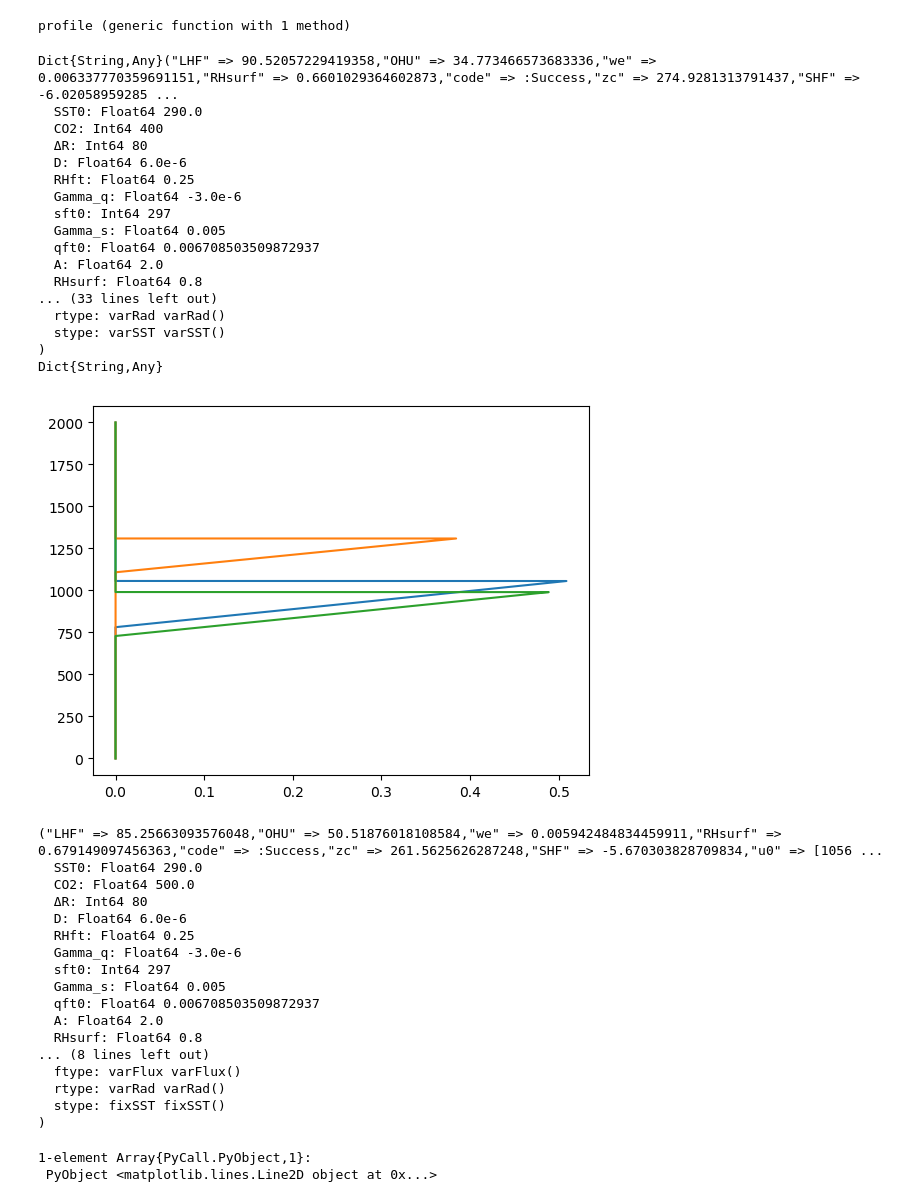
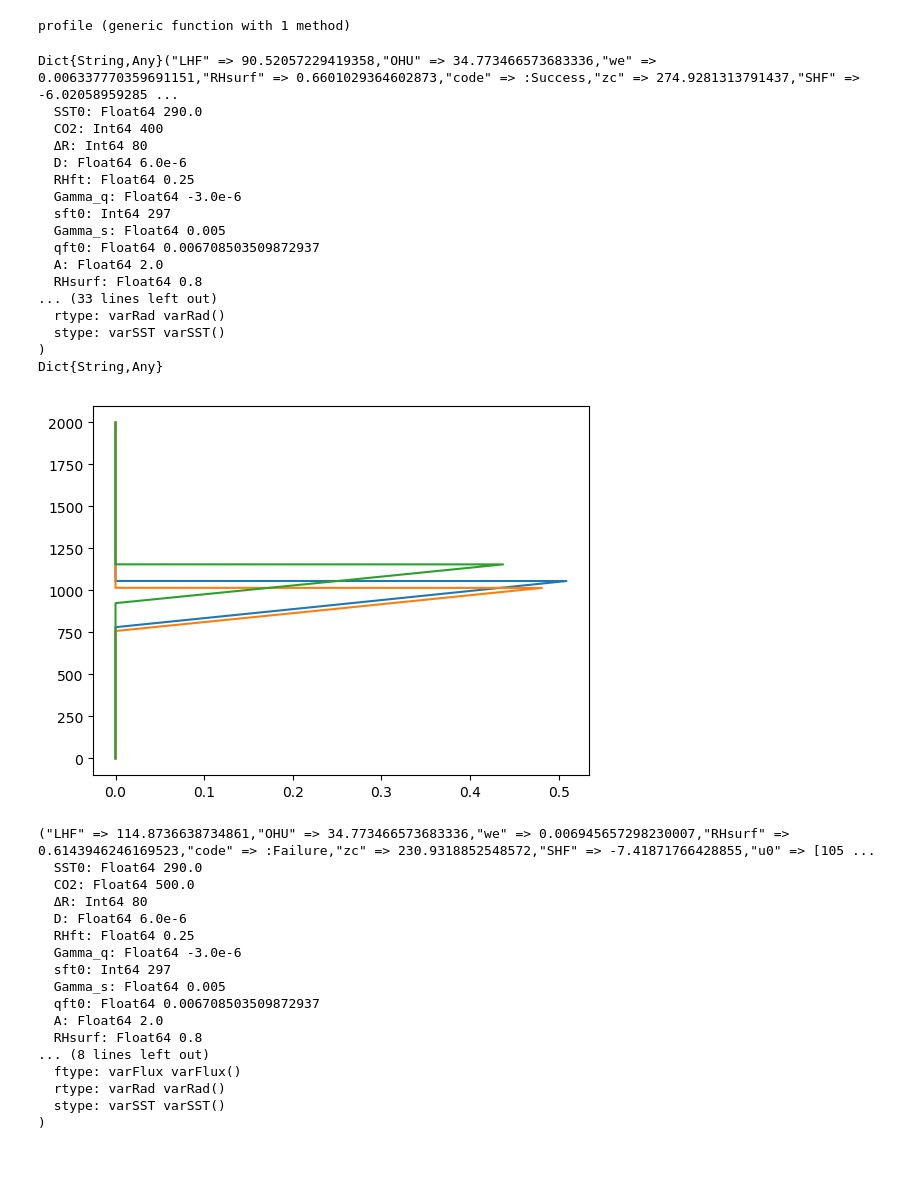
Before and after one commit to claresinger/MixedLayerModel.jl, a Jupyter notebook: plotting/co2_profiles.ipynb, the cells around one changed output. Saved outputs shown, nothing was run; the diff lists cells and outputs as text; code cells hidden in the pictures; blank space fills up the shorter version.

Commit message:
wip on plots

```diff
--- a/plotting/co2_profiles.ipynb
+++ b/plotting/co2_profiles.ipynb
@@ -4,7 +4,7 @@ using PyPlot
 using LaTeXStrings
 using MixedLayerModel
 # %%
-function profile(u, maxz)
+function profile(u, p, maxz)
     zi, hM, qM, SST = u;
 
     stepz = 1.0;
@@ -25,51 +25,59 @@ end
 profile (generic function with 1 method)
 # %%
 #path = "../experiments/output/new_CO2_forcing_enBal/"
-path = "../experiments/output/"
+path = "../experiments/output/test_deep_ocean/"
 
 o = load(path*"co2_400.jld2")
 u = o["uf"];
 println(o)
 maxz = 2000;
 p = o["p"];
-z, θ, ql = profile(u, maxz);
+z, θ, ql = profile(u, p, maxz);
 plot(ql, z)
 
-o = load(path*"co2_upstep_500.jld2")
+o = load(path*"co2_upstep_500_Hw100.jld2")
 u = o["uf"];
 println(o)
 maxz = 2000;
 p = o["p"];
-z, θ, ql = profile(u, maxz);
+z, θ, ql = profile(u, p, maxz);
 plot(ql, z)
 
-o = load(path*"co2_upstep_fixSST_500.jld2")
+o = load(path*"co2_upstep_500_Hw10.jld2")
 u = o["uf"];
 println(o)
 maxz = 2000;
 p = o["p"];
-z, θ, ql = profile(u, maxz);
+z, θ, ql = profile(u, p, maxz);
 plot(ql, z)
+
+# o = load(path*"co2_upstep_fixSST_500.jld2")
+# u = o["uf"];
+# println(o)
+# maxz = 2000;
+# p = o["p"];
+# z, θ, ql = profile(u, maxz);
+# plot(ql, z)
 # %% [output]
 Dict{String,Any}("LHF" => 90.52057229419358,"OHU" => 34.773466573683336,"we" => 0.006337770359691151,"RHsurf" => 0.6601029364602873,"code" => :Success,"zc" => 274.9281313791437,"SHF" => -6.02058959285 ...
   SST0: Float64 290.0
   CO2: Int64 400
   ΔR: Int64 80
   D: Float64 6.0e-6
   RHft: Float64 0.25
   Gamma_q: Float64 -3.0e-6
   sft0: Int64 297
   Gamma_s: Float64 0.005
   qft0: Float64 0.006708503509872937
   A: Float64 2.0
   RHsurf: Float64 0.8
 ... (33 lines left out)
   rtype: varRad varRad()
   stype: varSST varSST()
 )
 Dict{String,Any}
-[figure, old version]
+[figure, new version]
-("LHF" => 85.25663093576048,"OHU" => 50.51876018108584,"we" => 0.005942484834459911,"RHsurf" => 0.679149097456363,"code" => :Success,"zc" => 261.5625626287248,"SHF" => -5.670303828709834,"u0" => [1056 ...
+("LHF" => 114.8736638734861,"OHU" => 34.773466573683336,"we" => 0.006945657298230007,"RHsurf" => 0.6143946246169523,"code" => :Failure,"zc" => 230.9318852548572,"SHF" => -7.41871766428855,"u0" => [105 ...
   SST0: Float64 290.0
   CO2: Float64 500.0
   ΔR: Int64 80
@@ -84,8 +92,6 @@ Dict{String,Any}
 ... (8 lines left out)
   ftype: varFlux varFlux()
   rtype: varRad varRad()
-  stype: fixSST fixSST()
+  stype: varSST varSST()
 )
-1-element Array{PyCall.PyObject,1}:
- PyObject <matplotlib.lines.Line2D object at 0x...>
 # %%
```
Also changed, not shown: parts of 2 cells of this notebook, 1 other file.
